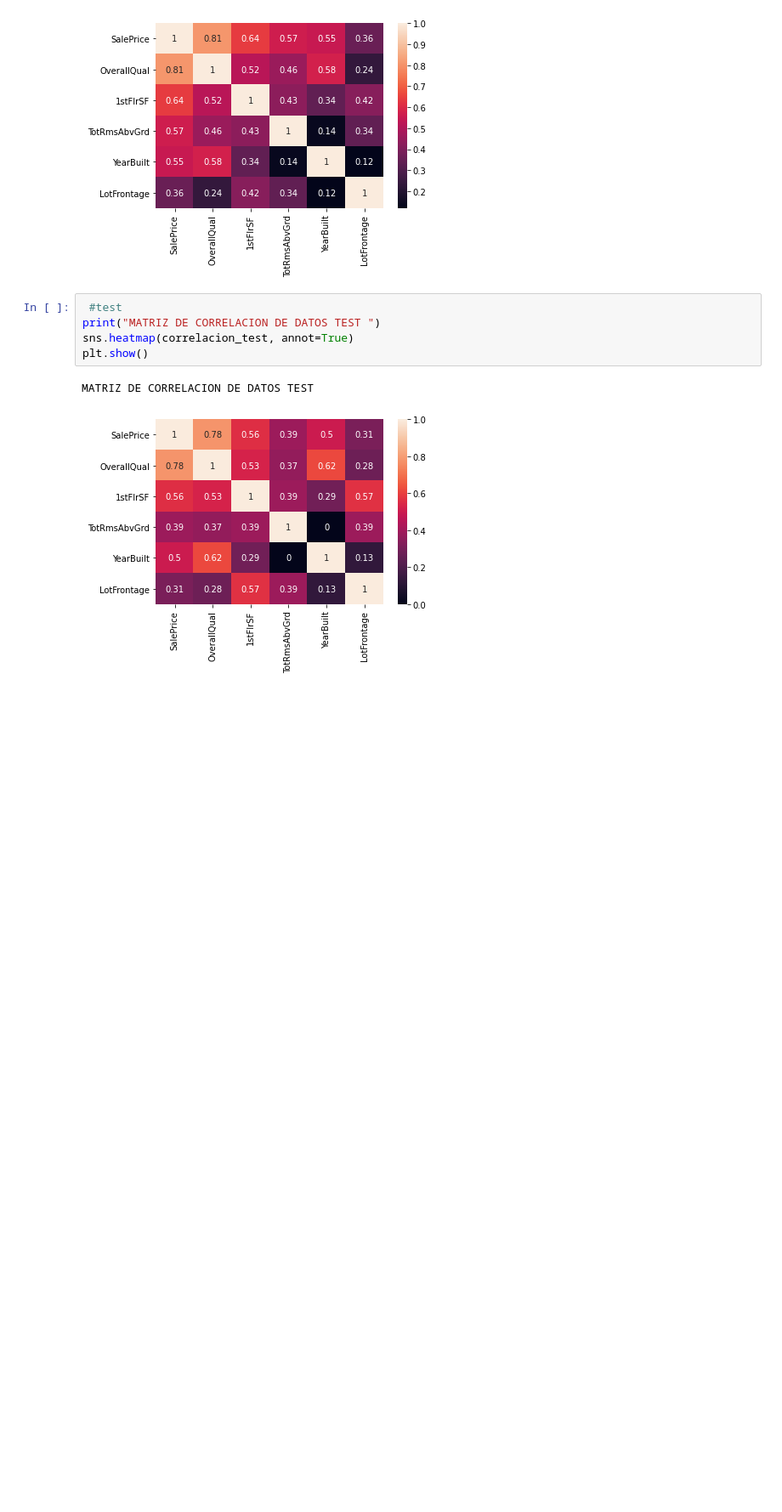
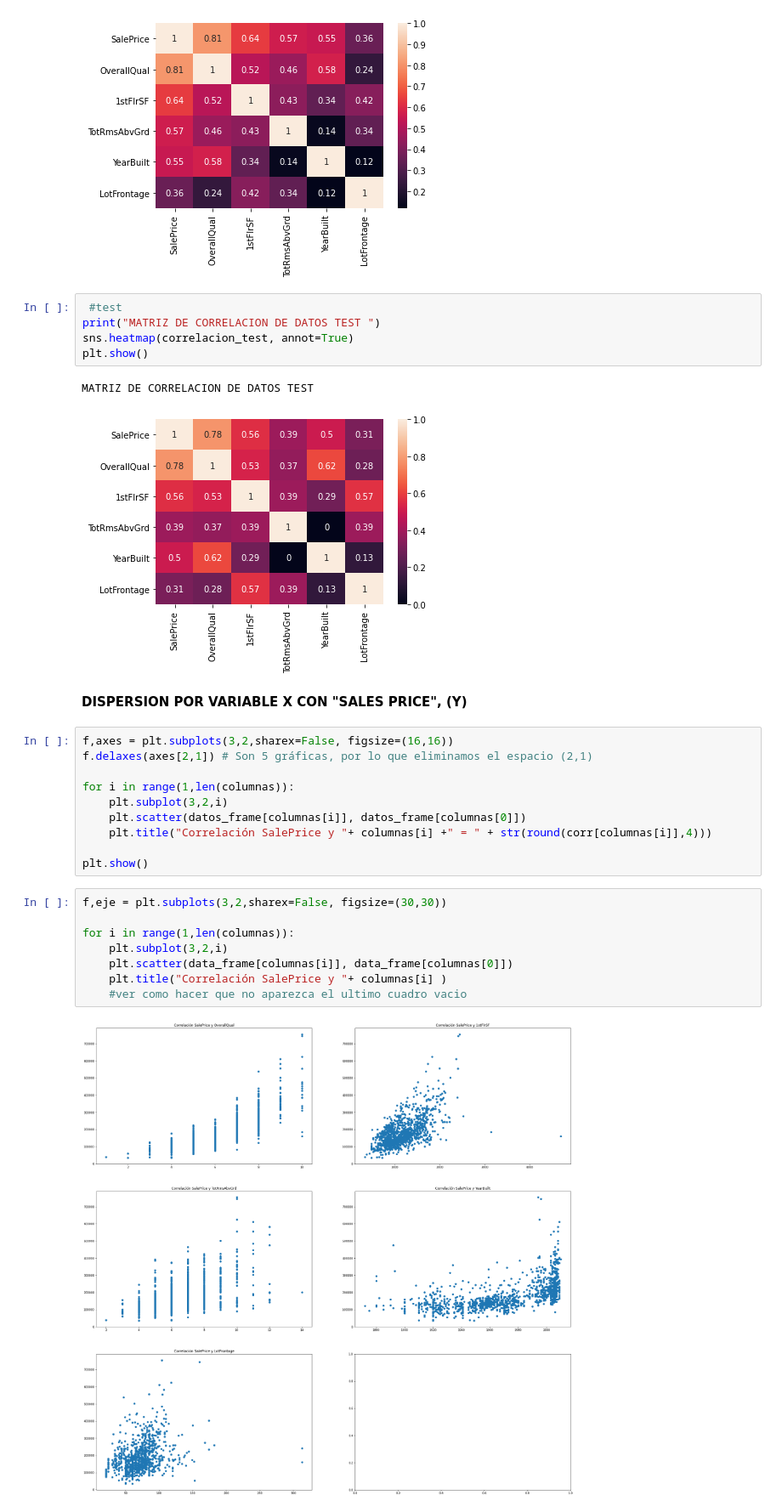
Before and after one commit to macde58/Proyecto-Final, a Jupyter notebook: Proyecto_Final_MAC.ipynb, the cells around one changed output. Shown at 85% size. Saved outputs shown, nothing was run; the diff lists cells and outputs as text; blank space fills up the shorter version.

Commit message:
correlacion con sales

```diff
--- a/Proyecto_Final_MAC.ipynb
+++ b/Proyecto_Final_MAC.ipynb
@@ -273,3 +273,25 @@ plt.show()
 # %% [output]
 MATRIZ DE CORRELACION DE DATOS TEST
 [figure]
+# %% [markdown]
+**DISPERSION POR VARIABLE  X CON "SALES PRICE", (Y)**
+# %%
+f,axes = plt.subplots(3,2,sharex=False, figsize=(16,16))
+f.delaxes(axes[2,1]) # Son 5 gráficas, por lo que eliminamos el espacio (2,1)
+
+for i in range(1,len(columnas)):
+    plt.subplot(3,2,i)
+    plt.scatter(datos_frame[columnas[i]], datos_frame[columnas[0]])
+    plt.title("Correlación SalePrice y "+ columnas[i] +" = " + str(round(corr[columnas[i]],4)))
+
+plt.show()
+# %%
+f,eje = plt.subplots(3,2,sharex=False, figsize=(30,30))
+
+for i in range(1,len(columnas)):
+    plt.subplot(3,2,i)
+    plt.scatter(data_frame[columnas[i]], data_frame[columnas[0]])
+    plt.title("Correlación SalePrice y "+ columnas[i] )
+    #ver como hacer que no aparezca el ultimo cuadro vacio
+# %% [output]
+[figure, added]
```
Also changed, not shown: parts of 1 cell of this notebook.
